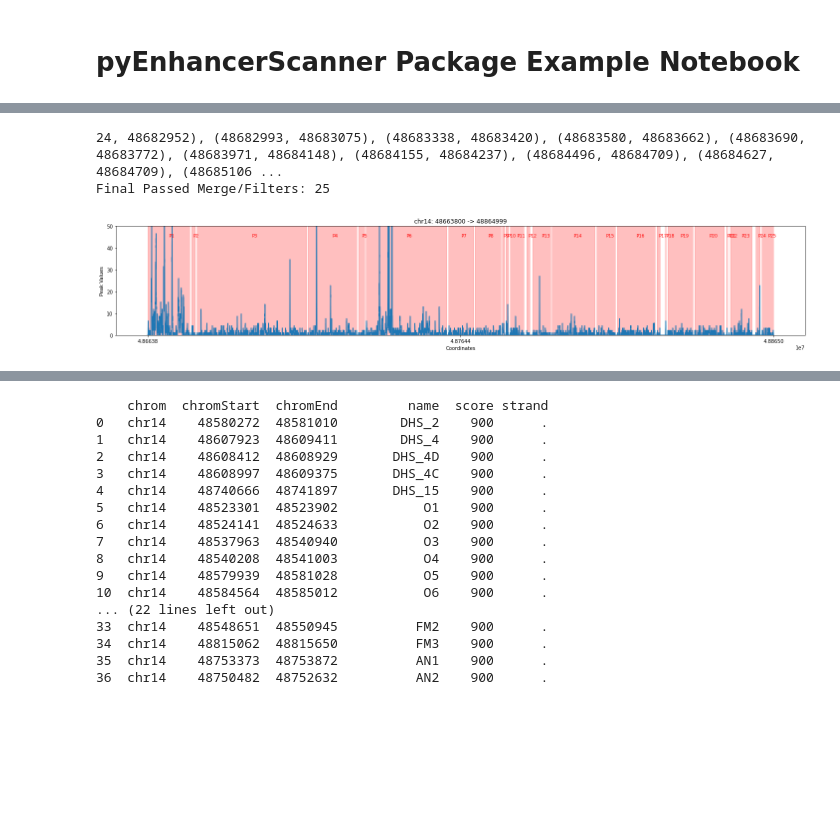
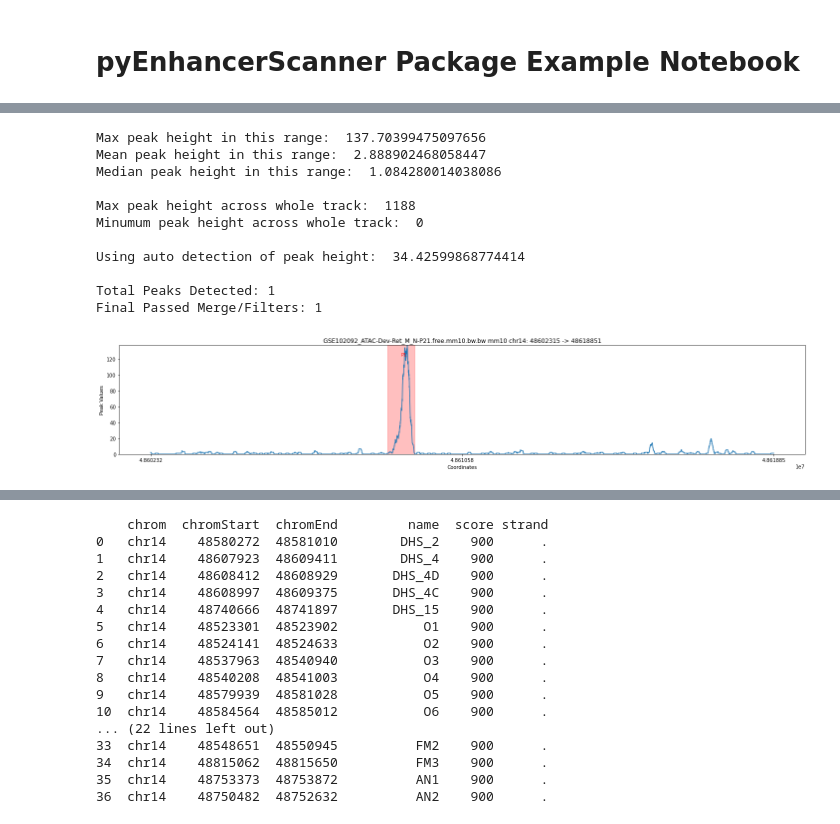
Before and after one commit to MLKaufman/py-enhancer-scanner, a Jupyter notebook: EnhancerScanTestSlim2.ipynb, the cells around one changed output, grey strips where cells are left out. Saved outputs shown, nothing was run; the diff lists cells and outputs as text; code cells hidden in the pictures; blank space fills up the shorter version.

```diff
--- a/EnhancerScanTestSlim2.ipynb
+++ b/EnhancerScanTestSlim2.ipynb
@@ -25,10 +25,17 @@ AttributeError: 'EnhancerScan' object has no attribute 'rsplit'
-# %%
-scanobject.reset_results()
-scanobject.enhancer_scanner('chr14', 48663800, 48865000, peak_width=0, peak_height=0, merge_distance=500,)
-# %% [output]
-24, 48682952), (48682993, 48683075), (48683338, 48683420), (48683580, 48683662), (48683690, 48683772), (48683971, 48684148), (48684155, 48684237), (48684496, 48684709), (48684627, 48684709), (48685106 ...
-Final Passed Merge/Filters: 25
-# %%
-scanobject.plot_detected_enhancers(ymax=50)
-# %% [output]
-[figure, removed]
+# %%
+scanobject.load_track('GSE102092_ATAC-Dev-Ret_M_N-P21.free.mm10.bw.bw', 'mm10')
+scanobject.enhancer_scanner('chr14:48,602,315-48,618,852')
+scanobject.plot_detected_enhancers()
+# %% [output]
+Max peak height in this range:  137.70399475097656
+Mean peak height in this range:  2.888902468058447
+Median peak height in this range:  1.084280014038086
+
+Max peak height across whole track:  1188
+Minumum peak height across whole track:  0
+
+Using auto detection of peak height:  34.42599868774414
+
+Total Peaks Detected: 1
+Final Passed Merge/Filters: 1
+[figure, added]
```
Also changed, not shown: parts of 8 cells of this notebook, 1 other file.
